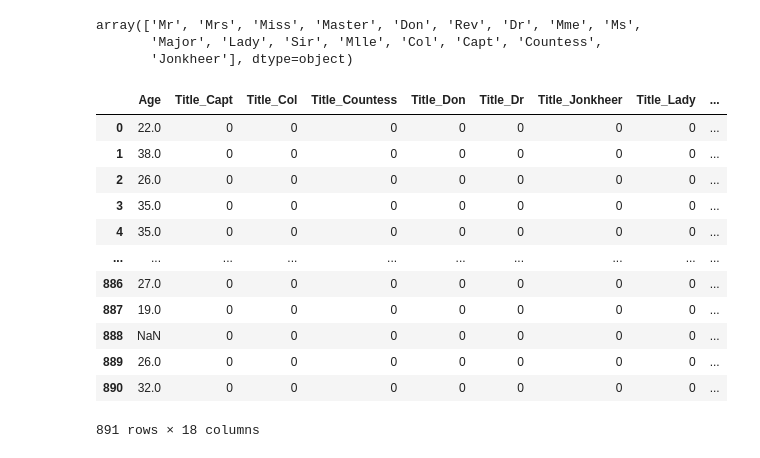
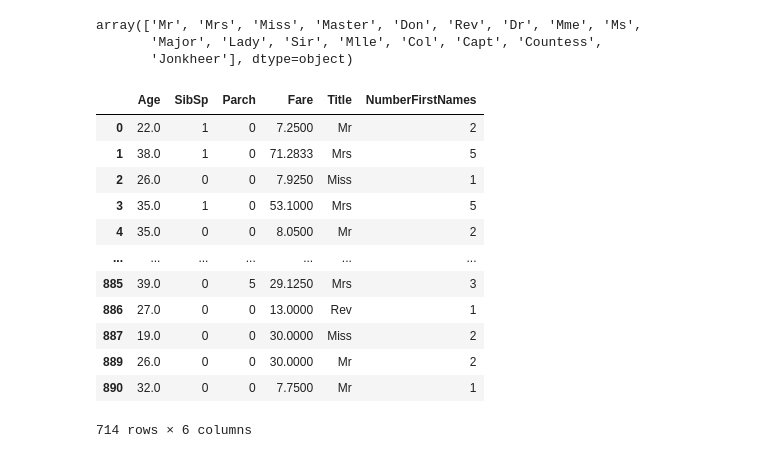
Before and after one commit to saifedias/tellerrand, a Jupyter notebook: 00-00-age.ipynb, the cells around one changed output. Drawn from its saved outputs; the diff is of its cells as text; code cells hidden in the pictures.

```diff
--- a/00-00-age.ipynb
+++ b/00-00-age.ipynb
@@ -338,5 +393,4 @@ def process_name(dataset):
 # %%
-train_data_2 = process_name(train_data)
-sub_train_data_2 = train_data_2[["Age", "Title"]]
-sub_train_data_2
+train_data_2 = process_name(train_data.copy())
+train_data_2
 # %% [output]
@@ -355,0 +410,3 @@ sub_train_data_2
+# %%
+sub_train_data_2 = train_data_2[["Age", "SibSp", "Parch", "Fare", "Title", "NumberFirstNames"]]
+sub_train_data_2
@@ -364,19 +435,19 @@ array(['Mr', 'Mrs', 'Miss', 'Master', 'Don', 'Rev', 'Dr', 'Mme', 'Ms',
        'Major', 'Lady', 'Sir', 'Mlle', 'Col', 'Capt', 'Countess',
        'Jonkheer'], dtype=object)
 # %%
-sub_train_data_2 = pd.get_dummies(sub_train_data_2, columns=["Title"])
+sub_train_data_2 = prepare_6(sub_train_data_2.copy())
 sub_train_data_2
 # %% [output]
-|  | Age | Title_Capt | Title_Col | Title_Countess | Title_Don | Title_Dr | Title_Jonkheer | Title_Lady | ... |
-| 0 | 22.0 | 0 | 0 | 0 | 0 | 0 | 0 | 0 | ... |
-| 1 | 38.0 | 0 | 0 | 0 | 0 | 0 | 0 | 0 | ... |
-| 2 | 26.0 | 0 | 0 | 0 | 0 | 0 | 0 | 0 | ... |
-| 3 | 35.0 | 0 | 0 | 0 | 0 | 0 | 0 | 0 | ... |
-| 4 | 35.0 | 0 | 0 | 0 | 0 | 0 | 0 | 0 | ... |
-| ... | ... | ... | ... | ... | ... | ... | ... | ... | ... |
-| 886 | 27.0 | 0 | 0 | 0 | 0 | 0 | 0 | 0 | ... |
-| 887 | 19.0 | 0 | 0 | 0 | 0 | 0 | 0 | 0 | ... |
-| 888 | NaN | 0 | 0 | 0 | 0 | 0 | 0 | 0 | ... |
-| 889 | 26.0 | 0 | 0 | 0 | 0 | 0 | 0 | 0 | ... |
-| 890 | 32.0 | 0 | 0 | 0 | 0 | 0 | 0 | 0 | ... |
+|  | Age | SibSp | Parch | Fare | Title | NumberFirstNames |
+| 0 | 22.0 | 1 | 0 | 7.2500 | Mr | 2 |
+| 1 | 38.0 | 1 | 0 | 71.2833 | Mrs | 5 |
+| 2 | 26.0 | 0 | 0 | 7.9250 | Miss | 1 |
+| 3 | 35.0 | 1 | 0 | 53.1000 | Mrs | 5 |
+| 4 | 35.0 | 0 | 0 | 8.0500 | Mr | 2 |
+| ... | ... | ... | ... | ... | ... | ... |
+| 885 | 39.0 | 0 | 5 | 29.1250 | Mrs | 3 |
+| 886 | 27.0 | 0 | 0 | 13.0000 | Rev | 1 |
+| 887 | 19.0 | 0 | 0 | 30.0000 | Miss | 2 |
+| 889 | 26.0 | 0 | 0 | 30.0000 | Mr | 2 |
+| 890 | 32.0 | 0 | 0 | 7.7500 | Mr | 1 |
-891 rows × 18 columns
+714 rows × 6 columns
```
Also changed, not shown: parts of 49 cells of this notebook.
